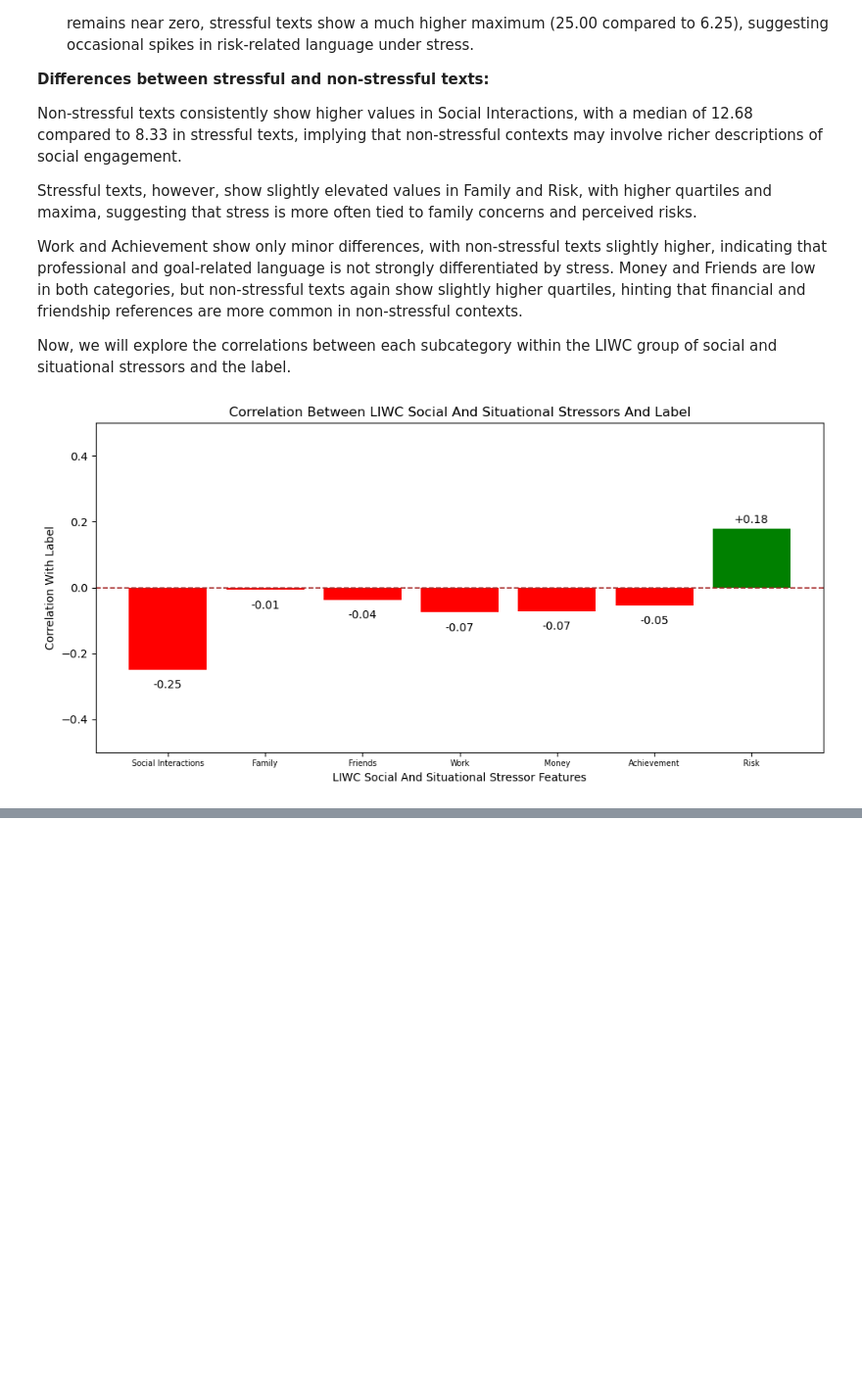
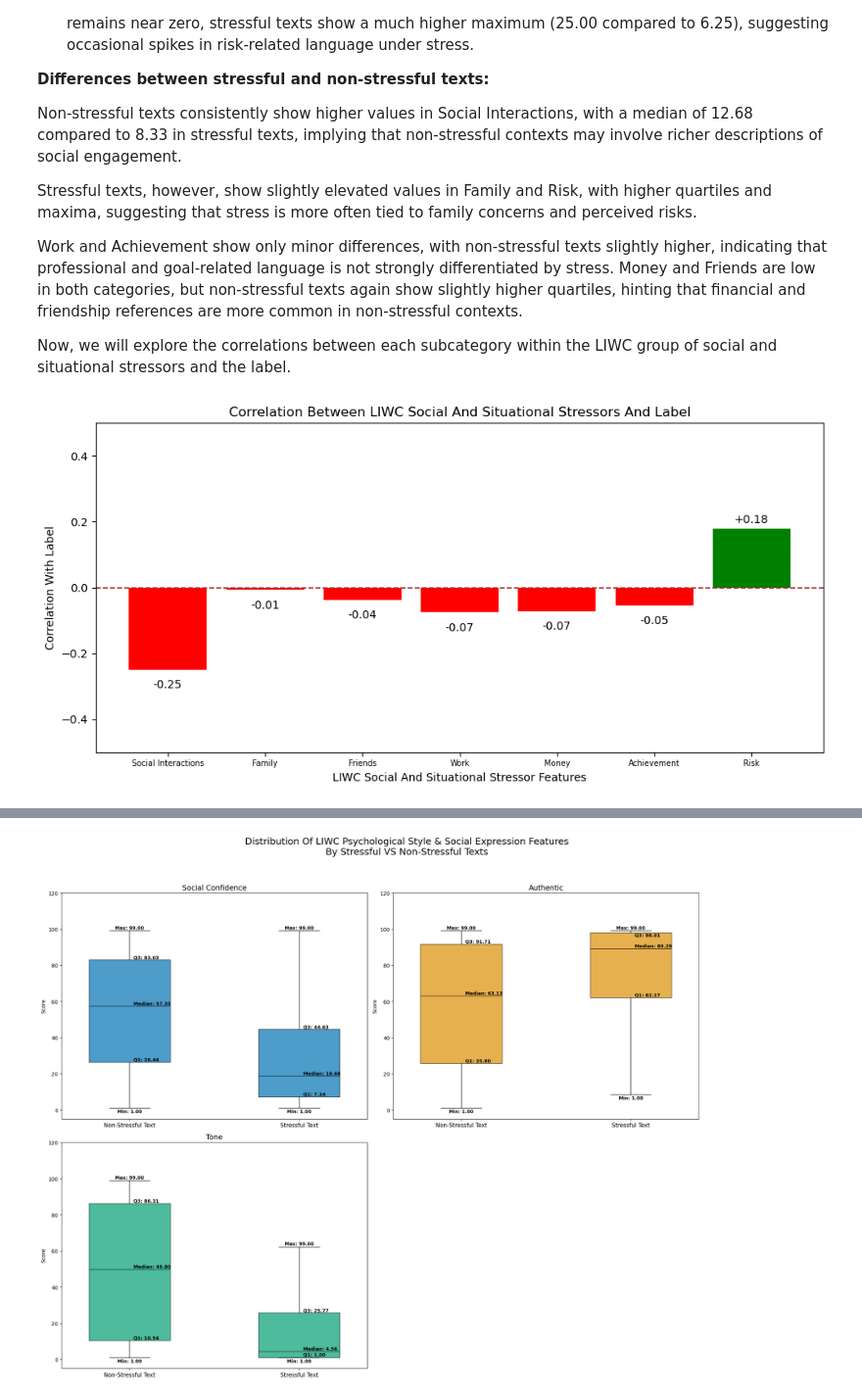
Before and after one commit to tadamaen/DSA4262, a Jupyter notebook: DSA4262 Individual Assignment 2/DSA4262 Individual Assignment 2.ipynb, the cells around one changed output, grey strips where cells are left out. Shown at 98% size. Drawn from its saved outputs; the diff is of its cells as text; code cells hidden in the pictures; blank space fills up the shorter version.

```diff
--- a/DSA4262 Individual Assignment 2/DSA4262 Individual Assignment 2.ipynb
+++ b/DSA4262 Individual Assignment 2/DSA4262 Individual Assignment 2.ipynb
@@ -1930,0 +2084,88 @@ The plot is a side-by-side horizontal bar chart displaying the features with the
+# %%
+# LIWC Psychological Style & Social Expression Features
+psych_style_features = ['Social Confidence', 'Authentic', 'Tone']
+colors = sns.color_palette("colorblind", len(psych_style_features))
+
+fig, axes = plt.subplots(2, 2, figsize=(20, 15))
+axes = axes.flatten()
+
+for i, feature in enumerate(psych_style_features):
+    ax = axes[i]
+    data = [dreaddit_train[dreaddit_train['Label'] == 0][feature].dropna(),
+            dreaddit_train[dreaddit_train['Label'] == 1][feature].dropna()]
+    positions = [1, 2.25]
+
+    bp = ax.boxplot(data, positions=positions, widths=0.6, patch_artist=True,
+                    showfliers=False, medianprops=dict(color="black", linewidth=0.75))
+
+    for patch in bp['boxes']:
+        patch.set_facecolor(colors[i])
+        patch.set_edgecolor("black")
+        patch.set_alpha(0.7)
+
+    whisker_tops = {}
+    whisker_bottoms = {}
+    true_max_vals = {}
+
+    for j, vals in enumerate(data):
+        stats = {"Min": np.min(vals), "Q1": np.percentile(vals, 25), "Median": np.median(vals), "Q3": np.percentile(vals, 75)}
+        true_max_vals[j] = np.max(vals)
+        whiskers = [ w for w in bp['whiskers'] if w.get_xdata().mean() == positions[j]]
+        whisker_tops[j] = max(w.get_ydata().max() for w in whiskers)
+        whisker_bottoms[j] = min(w.get_ydata().min() for w in whiskers)
+
+        stat_order = ["Min", "Q1", "Median", "Q3"]
+        value_groups = {}
+        for stat in stat_order:
+            value_groups.setdefault(stats[stat], []).append(stat)
+
+        for val, stat_list in value_groups.items():
+            for idx, stat_name in enumerate(stat_list):
+                offset = 0.15 * idx
+                x_pos = positions[j] + 0.03
+
+                if stat_name == "Min":
+                    ax.text(positions[j], whisker_bottoms[j] - 0.5, f"Min: {val:.2f}",
+                            ha='center', va='top', fontsize=9, color="black", fontweight="bold")
+                    continue
+
+                if feature == "Authentic" and j == 1 and stat_name == "Q3":
+                    offset -= 2.7
+
+                if feature == "Tone" and j == 1:
+                    if stats["Min"] == stats["Q1"] == 1.00:
+                        if stat_name == "Q1":
+                            offset += 0.15
+
+                ax.text(x_pos, val + offset, f"{stat_name}: {val:.2f}", ha='left',
+                        va='bottom', fontsize=9, color="black", fontweight="bold")
+
+        if stats["Q3"] == 0.00:
+            stacked_count = len(value_groups.get(0.00, []))
+            max_y = stats["Q3"] + (0.15 * stacked_count)
+            max_x = positions[j] + 0.03
+            ha = 'left'
+        else:
+            max_y = whisker_tops[j] + 0.3
+            max_x = positions[j]
+            ha = 'center'
+
+        ax.text(max_x, max_y, f"Max: {true_max_vals[j]:.2f}", ha=ha,
+                va='bottom', fontsize=9, color="black", fontweight="bold")
+
+    ax.set_xticks([1, 2.25])
+    ax.set_xticklabels(["Non-Stressful Text", "Stressful Text"], fontsize=11)
+    ax.set_title(feature, fontsize=14)
+    ax.set_ylabel("Score")
+    ax.set_ylim(-5, 120)
+
+for k in range(len(psych_style_features), len(axes)):
+    axes[k].axis('off')
+
+fig.suptitle("Distribution Of LIWC Psychological Style & Social Expression Features\nBy Stressful VS Non-Stressful Texts",
+             fontsize=18)
+plt.subplots_adjust(hspace=0.5)
+plt.tight_layout(rect=[0, 0, 0.9, 0.95])
+plt.show()
+# %% [output]
+[figure, added]
```
Also changed, not shown: parts of 32 cells of this notebook.
